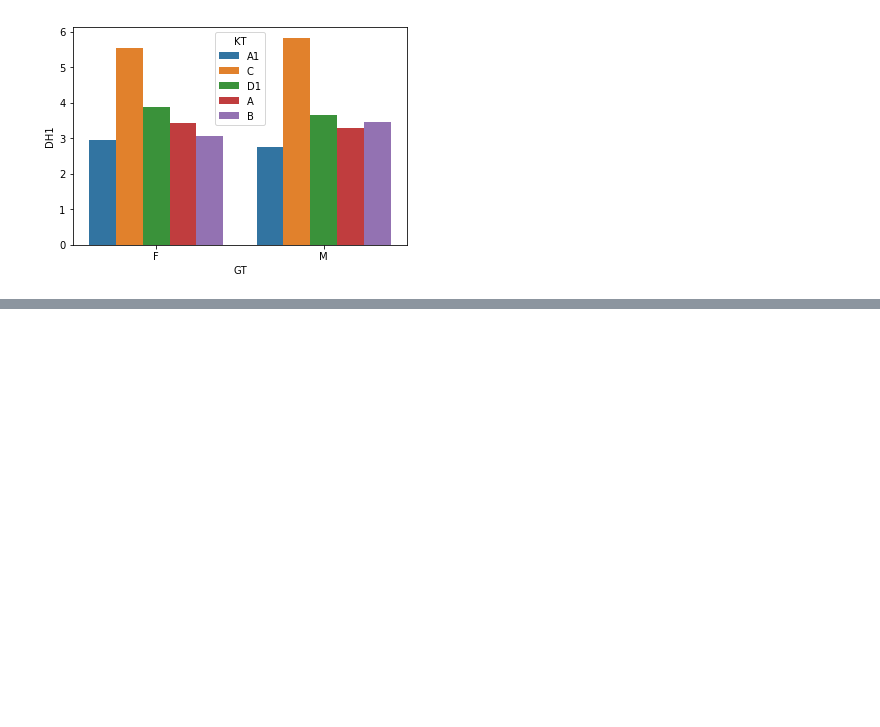
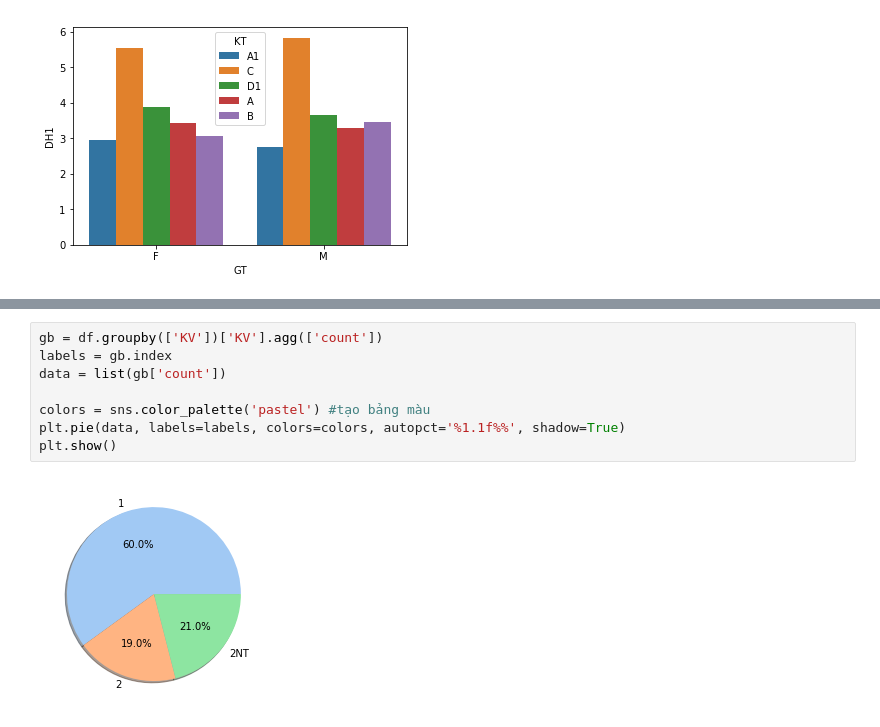
Before and after one commit to minhtri1610/py17052022, a Jupyter notebook: day12/d02.ipynb, the cells around one changed output, grey strips where cells are left out. Saved outputs shown, nothing was run; the diff lists cells and outputs as text; blank space fills up the shorter version.

```diff
--- a/day12/d02.ipynb
+++ b/day12/d02.ipynb
@@ -108,0 +147,10 @@ sns.barplot(x='GT', y='DH1', hue='KT', data=df, ci=None)
+# %%
+gb = df.groupby(['KV'])['KV'].agg(['count'])
+labels = gb.index
+data = list(gb['count'])
+
+colors = sns.color_palette('pastel') #tạo bảng màu
+plt.pie(data, labels=labels, colors=colors, autopct='%1.1f%%', shadow=True)
+plt.show()
+# %% [output]
+[figure, added]
```
Also changed, not shown: parts of 12 cells of this notebook, 1 other file.
